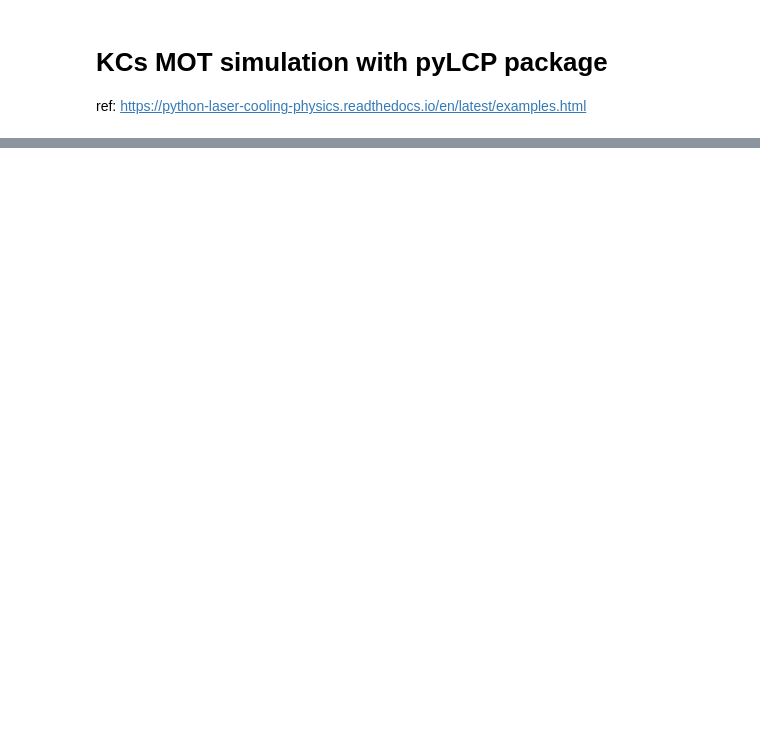
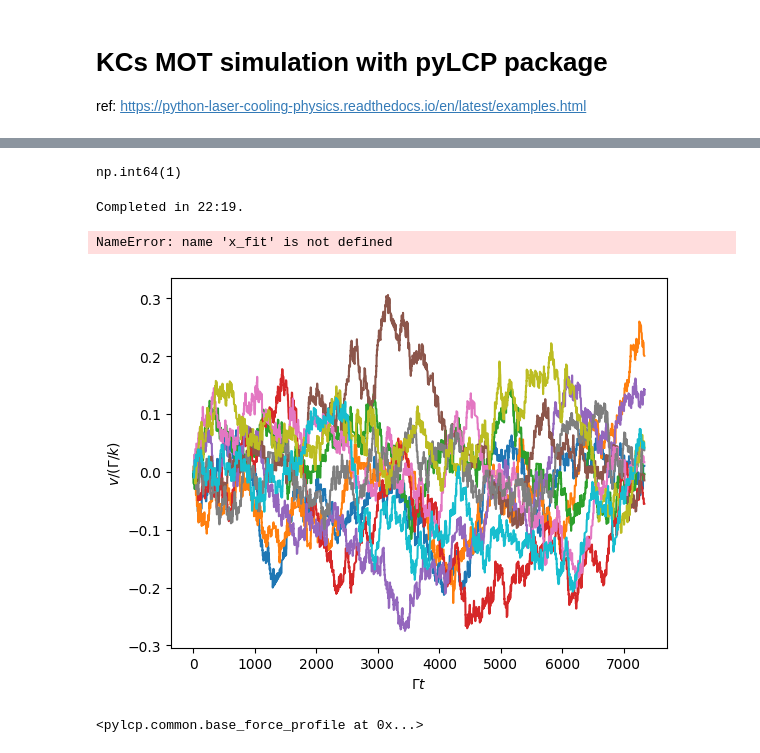
Before and after one commit to mingiQ/KCs-dual-species-laser-cooling-simulation, a Jupyter notebook: KCS_mot_design.ipynb, the cells around one changed output, grey strips where cells are left out. Cells and saved outputs as stored; diff of their text form; code cells hidden in the pictures; blank space fills up the shorter version.

```diff
--- a/KCS_mot_design.ipynb
+++ b/KCS_mot_design.ipynb
@@ -14,0 +197,18 @@ ImportError: Numba needs NumPy 2.4 or less. Got NumPy 2.5.
+# %%
+s = 3
+delta = -3
+
+laserBeams = return_lasers(delta, s)
+hamiltonian = return_hamiltonian(0.)
+
+eqn = pylcp.heuristiceq(laserBeams, magField, mass=mass)
+#eqn = pylcp.rateeq(laserBeams, magField, hamiltonian, include_mag_forces=False)
+#eqn = pylcp.obe(laserBeams, magField, hamiltonian)
+
+eqn.set_initial_position_and_velocity(np.array([0., 0., 0.]), np.array([0., 0., 0.]))
+if isinstance(eqn, pylcp.rateeq):
+    eqn.set_initial_pop_from_equilibrium()
+elif isinstance(eqn, pylcp.obe):
+    eqn.set_initial_rho_from_rateeq()
+
+N_atom = 96 # Needs to be divisible by chunksize
@@ -14,0 +261,62 @@ ImportError: Numba needs NumPy 2.4 or less. Got NumPy 2.5.
+# %%
+np.abs(1)
+# %% [output]
+np.int64(1)
+# %%
+s = 3
+delta = -1
+
+laserBeams = return_lasers(delta, s)
+hamiltonian = return_hamiltonian(0.)
+
+eqn = pylcp.heuristiceq(laserBeams, magField, mass=mass)
+#eqn = pylcp.rateeq(laserBeams, magField, hamiltonian, include_mag_forces=False)
+#eqn = pylcp.obe(laserBeams, magField, hamiltonian)
+
+N_atom = 256
+v_final = np.zeros((N_atom,))
+#num_of_scatters = np.zeros((N_atom,), dtype='int')
+#num_of_steps = np.zeros((N_atom,), dtype='int')
+
+fig, ax = plt.subplots(1, 1)
+sols = []
+progress = progressBar()
+for ii in range(N_atom):
+    eqn.set_initial_position_and_velocity(np.array([0., 0., 0.]), np.array([0., 0., 0.]))
+    if isinstance(eqn, pylcp.rateeq):
+        eqn.set_initial_pop_from_equilibrium()
+    elif isinstance(eqn, pylcp.obe):
+        eqn.set_initial_rho_from_rateeq()
+
+    eqn.evolve_motion([0., 10*mass*(1+2*s+4*np.abs(delta)**2)/s],
+                      random_recoil=True,
+                      max_scatter_probability=0.25,
+                      freeze_axis=[False, True, True])
+    progress.update((ii+1.)/N_atom)
+
+    if ii<10:
+        ax.plot(eqn.sol.t, eqn.sol.v[0])
+
+    v_final[ii] = eqn.sol.v[0, -1]
+
+    sols.append(eqn.sol)
+    #num_of_scatters[ii] = sum(eqn.sol.n_random)
+    #num_of_steps[ii] = len(eqn.sol.t)
+
+ax.set_xlabel('$\Gamma t$')
+ax.set_ylabel('$v/(\Gamma/k)$');
+
+eqn.generate_force_profile(np.zeros((3,) + x_fit.shape),
+                           [x_fit, np.zeros(x_fit.shape), np.zeros(x_fit.shape)],
+                            name='molasses')
+# %% [output]
+Completed in 22:19.
+NameError: name 'x_fit' is not defined
+[figure, added]
+# %%
+x_fit = np.linspace(-1.1*np.amax(np.abs(v_final)), 1.1*np.amax(np.abs(v_final)), 101)
+eqn.generate_force_profile(np.zeros((3,) + x_fit.shape),
+                           [x_fit, np.zeros(x_fit.shape), np.zeros(x_fit.shape)],
+                            name='molasses')
+# %% [output]
+<pylcp.common.base_force_profile at 0x...>
```
Also changed, not shown: parts of 17 cells of this notebook.
